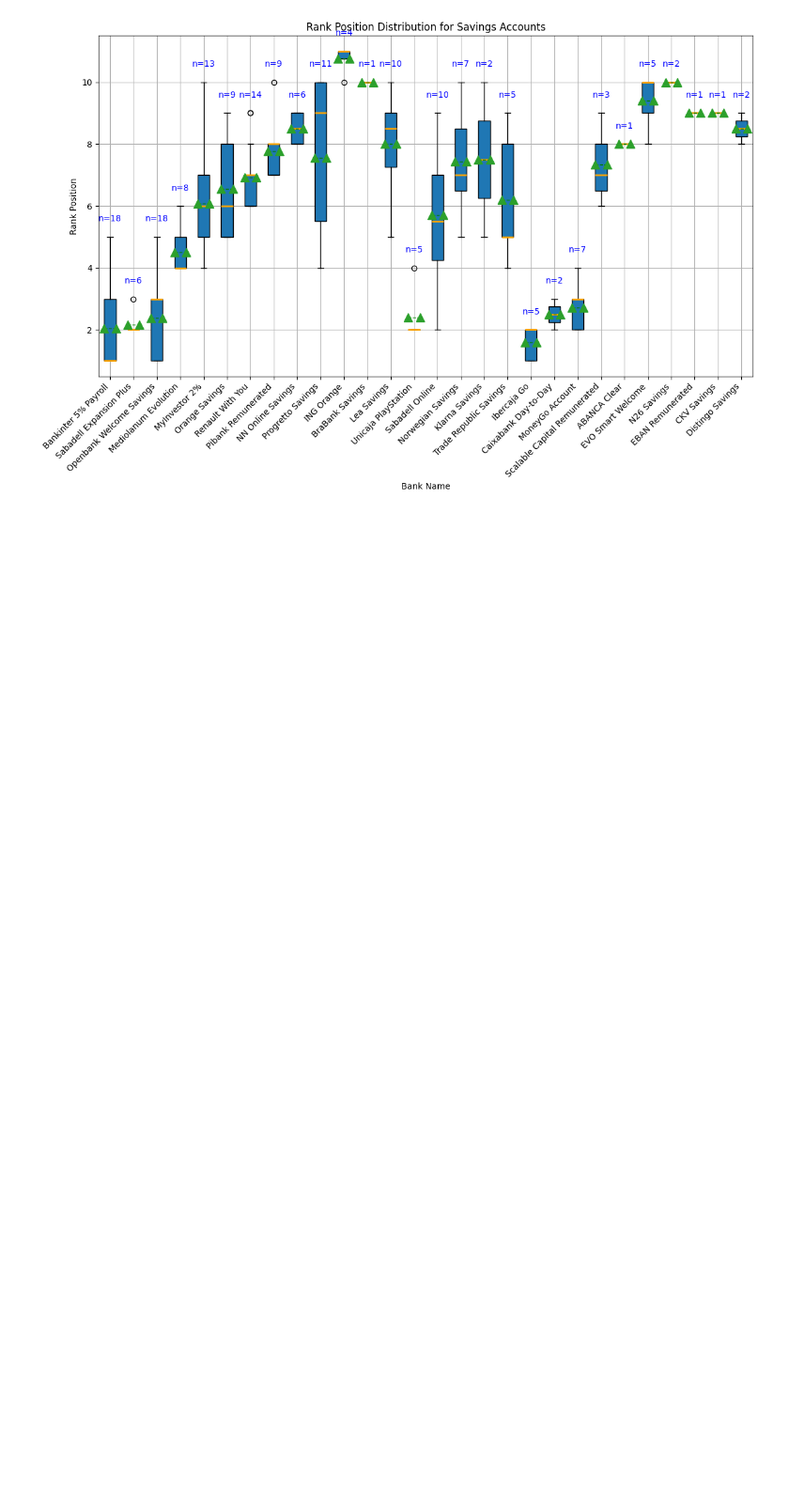
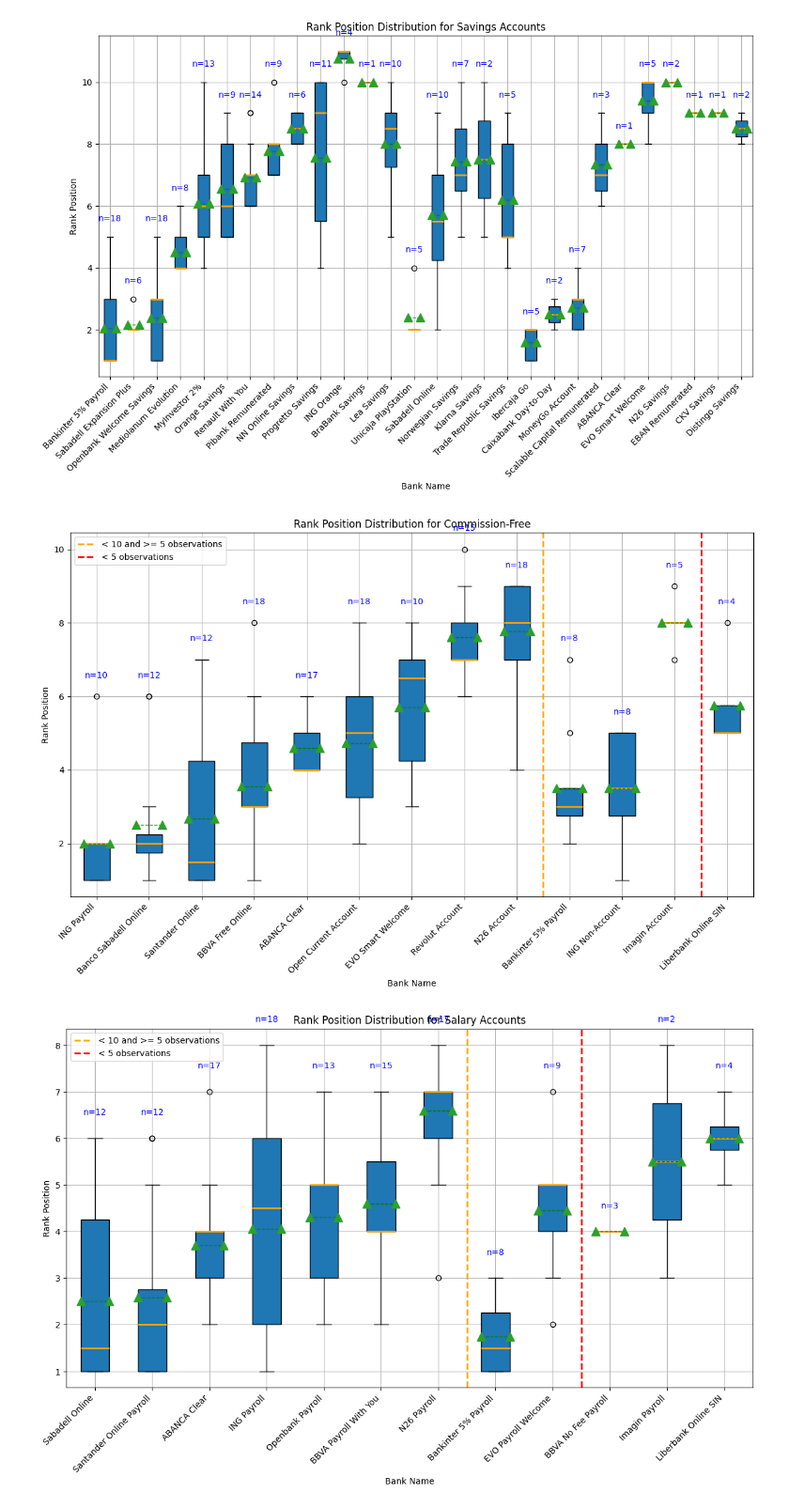
Before and after one commit to agbennett-bse/deloitte_digital_banking, a Jupyter notebook: deloitte_digital_banking/rank-position.ipynb, the cells around one changed output. Shown at 94% size. Saved outputs shown, nothing was run; the diff lists cells and outputs as text; code cells hidden in the pictures; blank space fills up the shorter version.

Commit message:
rank postion variance segment line and sort by order

```diff
--- a/deloitte_digital_banking/rank-position.ipynb
+++ b/deloitte_digital_banking/rank-position.ipynb
@@ -530,3 +530,74 @@ for category in unique_categories:
 [figure]
 [figure]
 [figure]
+# %%
+import matplotlib.pyplot as plt
+import numpy as np
+
+# Get unique categories
+unique_categories = transformed_df['Category'].unique()
+
+# Create box plots for each category
+for category in unique_categories:
+    category_data = transformed_df[transformed_df['Category'] == category]
+
+    bank_names = []
+    rank_data = []
+    observation_counts = []
+
+    for bank in category_data['Bank Name'].unique():
+        bank_data = category_data[category_data['Bank Name'] == bank]
+        ranks = bank_data['Rank'].dropna()
+        if not ranks.empty:
+            rank_data.append(ranks.values)
+            bank_names.append(bank)
+            observation_counts.append(len(ranks))
+
+    # Combine data into a single list for sorting
+    combined_data = list(zip(bank_names, rank_data, observation_counts))
+
+    # Sort by observation count and then by mean rank within segments (ascending mean rank)
+    combined_data.sort(key=lambda x: (x[2] < 5, 5 <= x[2] < 10, x[2] >= 10, np.mean(x[1])))
+
+    # Unzip the combined data
+    bank_names, rank_data, observation_counts = zip(*combined_data)
+
+    plt.figure(figsize=(12, 8))
+    box = plt.boxplot(rank_data, labels=bank_names, showmeans=True, meanline=True, patch_artist=True)
+
+    # Customizing the box plot
+    for median in box['medians']:
+        median.set(color='orange', linewidth=2)
+
+    for mean in box['means']:
+        mean.set(marker='^', color='green', markersize=10)
+
+    # Add observation count text
+    for i, (rank, bank, obs_count) in enumerate(zip(rank_data, bank_names, observation_counts)):
+        plt.text(i + 1, max(rank) + 0.5, f'n={obs_count}', horizontalalignment='center', fontsize=10, color='blue')
+
+    # Add vertical lines for observation thresholds
+    lt5_line_drawn = False
+    lt10_line_drawn = False
+
+    for i, count in enumerate(observation_counts):
+        if not lt5_line_drawn and count < 5:
+            plt.axvline(x=i + 0.5, color='red', linestyle='--', linewidth=2, label='< 5 observations')
+            lt5_line_drawn = True
+        if not lt10_line_drawn and count < 10:
+            plt.axvline(x=i + 0.5, color='orange', linestyle='--', linewidth=2, label='< 10 and >= 5 observations')
+            lt10_line_drawn = True
+        if count >= 10 and i == len(observation_counts) - 1:
+            plt.axvline(x=i + 0.5, color='green', linestyle='--', linewidth=2, label='>= 10 observations')
+
+    plt.title(f'Rank Position Distribution for {category}')
+    plt.xlabel('Bank Name')
+    plt.ylabel('Rank Position')
+    plt.xticks(rotation=45, ha='right')
+    plt.grid(True)
+    plt.legend()
+    plt.tight_layout()
+    plt.show()
+# %% [output]
+[figure, added]
+[figure, added]
```
Also changed, not shown: parts of 2 cells of this notebook.
